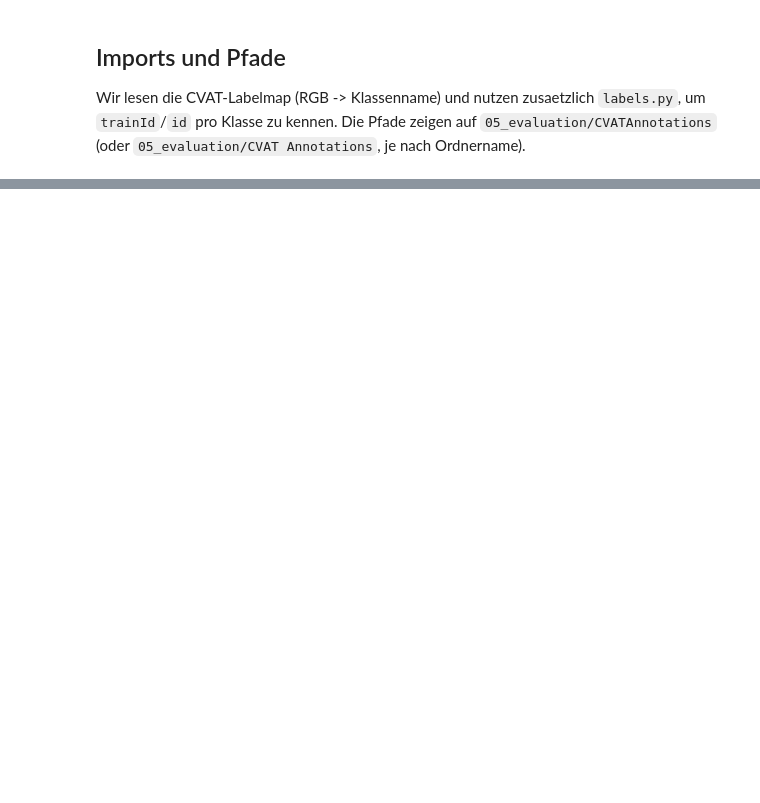
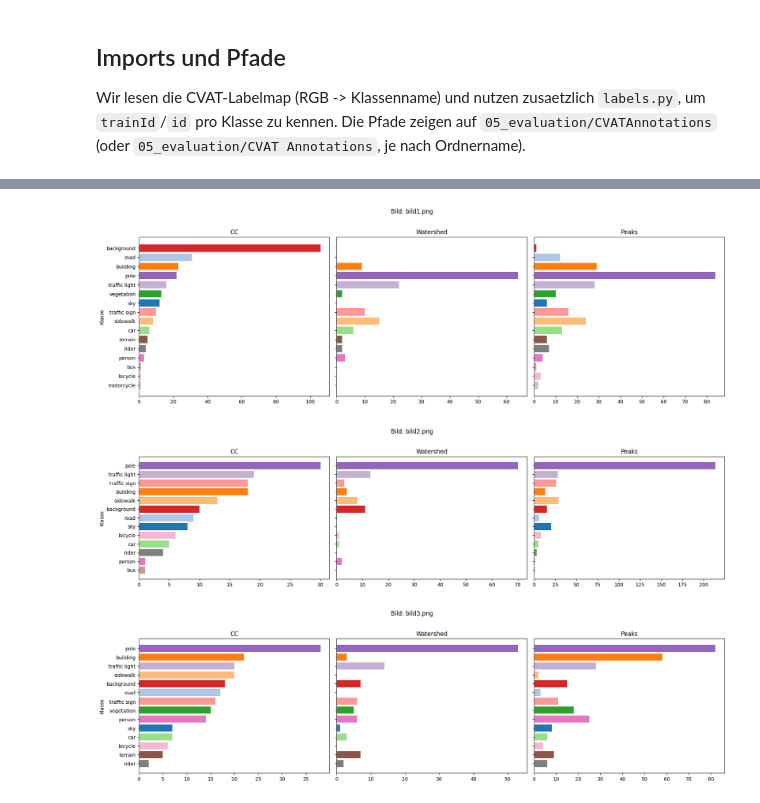
Before and after one commit to lucauhl/Semantic-Segmentation-Traffic-Scenes, a Jupyter notebook: 05_evaluation/kennzahlen.ipynb, the cells around one changed output, grey strips where cells are left out. Drawn from its saved outputs; the diff is of its cells as text; code cells hidden in the pictures; blank space fills up the shorter version.

```diff
--- a/05_evaluation/kennzahlen.ipynb
+++ b/05_evaluation/kennzahlen.ipynb
@@ -533,0 +639,46 @@ else:
+# %%
+if SHOW_PER_IMAGE_METHODS:
+    # Klassenliste: alle oder nur INSTANCE_CLASSES
+    if SHOW_FINAL_ALL_CLASSES:
+        base_classes = classes_for_plots
+    else:
+        if INSTANCE_CLASSES is None:
+            base_classes = classes_for_plots
+        else:
+            base_classes = sorted(INSTANCE_CLASSES)
+
+    images = list(instances_df.index)
+    if PER_IMAGE_MAX is not None:
+        images = images[:PER_IMAGE_MAX]
+
+    for img in images:
+        cc_vals = instances_df.reindex(columns=base_classes).loc[img].fillna(0)
+        ws_vals = ws_instances_df.reindex(columns=base_classes).loc[img].fillna(0)
+        peak_vals = peak_instances_df.reindex(columns=base_classes).loc[img].fillna(0)
+
+        # nur aktive Klassen zeigen
+        active = [c for c in base_classes if (cc_vals[c] + ws_vals[c] + peak_vals[c]) > 0]
+        if not active:
+            continue
+
+        order = cc_vals.reindex(active).sort_values(ascending=False).index.tolist()
+        colors = [palette.get(c, "gray") for c in order]
+
+        fig, axes = plt.subplots(1, 3, figsize=(18, max(4, len(order) * 0.35)), sharey=True)
+        for ax, series, title in zip(
+            axes,
+            [cc_vals, ws_vals, peak_vals],
+            ["CC", "Watershed", "Peaks"],
+        ):
+            s = series.reindex(order)
+            ax.barh(order, s.values, color=colors)
+            ax.set_title(f"{title}")
+            ax.invert_yaxis()
+        axes[0].set_ylabel("Klasse")
+        plt.suptitle(f"Bild: {img}", y=1.02)
+        plt.tight_layout()
+        plt.show()
+# %% [output]
+[figure, added]
+[figure, added]
+[figure, added]
```
Also changed, not shown: parts of 43 cells of this notebook.
